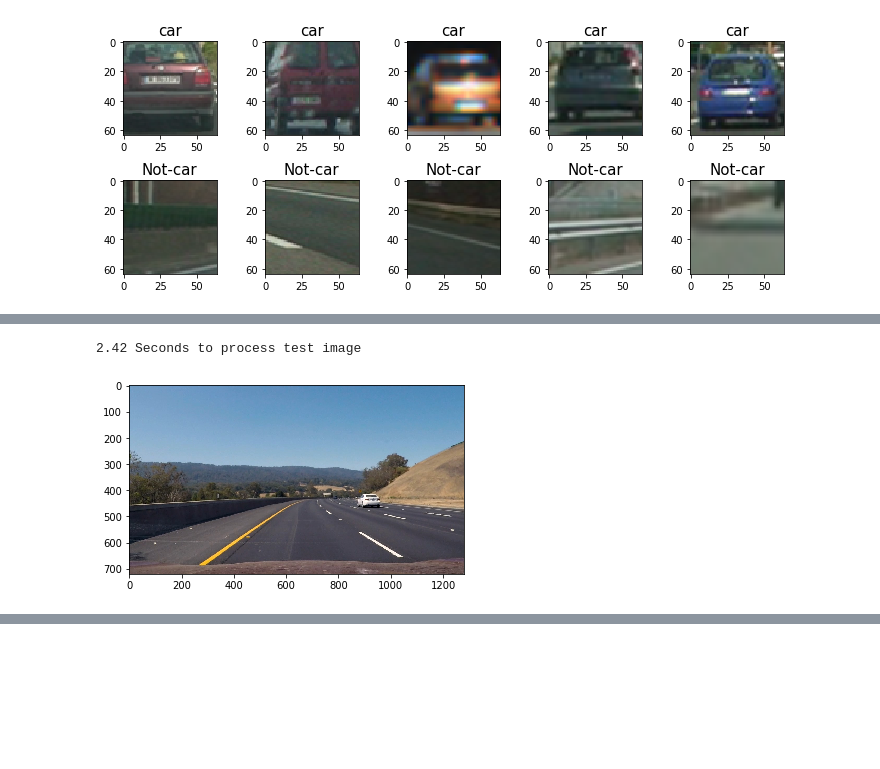
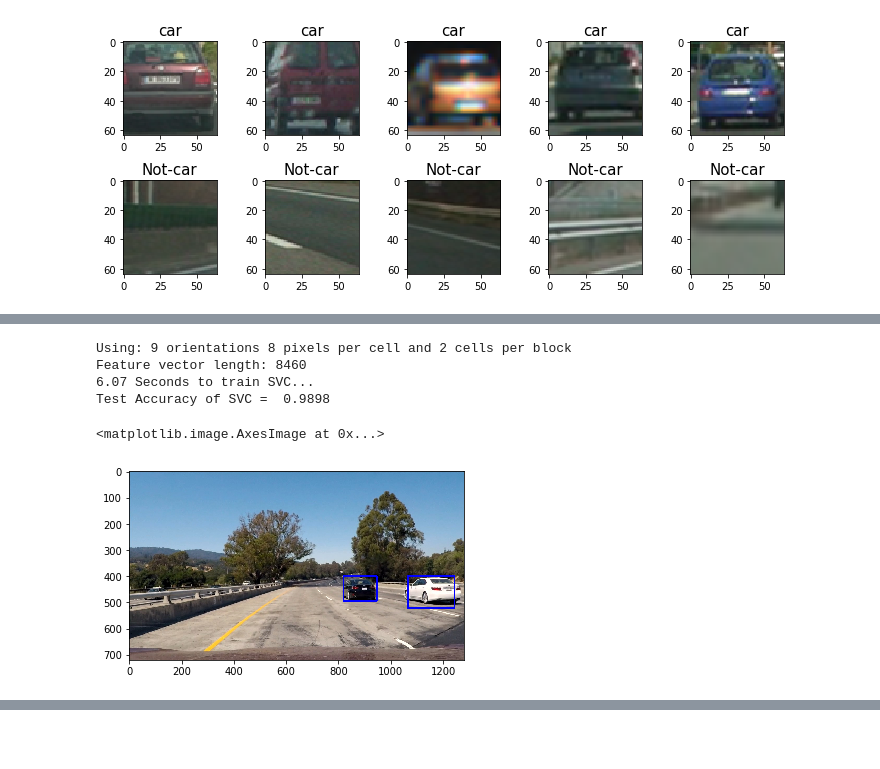
Before and after one commit to hafizur-rahman/CarND-Vehicle-Detection, a Jupyter notebook: VehicleDetection.ipynb, the cells around one changed output, grey strips where cells are left out. Drawn from its saved outputs; the diff is of its cells as text; code cells hidden in the pictures; blank space fills up the shorter version.

```diff
--- a/VehicleDetection.ipynb
+++ b/VehicleDetection.ipynb
@@ -349,20 +99,39 @@ plt.imshow(window_img)
-# %%
-t=time.time() # Start time
-
-image = mpimg.imread('test_images/test3.jpg')
-draw_image = np.copy(image)
-
-windows = slide_window(image, x_start_stop=[None, None], y_start_stop=y_start_stop,
-                xy_window=(96, 96), xy_overlap=(0.7, 0.7))
-hot_windows = (search_windows(image, windows, svc, X_scaler, color_space=color_space,
-                    spatial_size=spatial_size, hist_bins=hist_bins,
-                    orient=orient, pix_per_cell=pix_per_cell,
-                    cell_per_block=cell_per_block,
-                    hog_channel=hog_channel, spatial_feat=spatial_feat,
-                    hist_feat=hist_feat, hog_feat=hog_feat))
-window_img = draw_boxes(draw_image, hot_windows, color=(0, 0, 255), thick=6)
-plt.imshow(window_img)
-print(round(time.time()-t, 2), 'Seconds to process test image')
-# %% [output]
-2.42 Seconds to process test image
-[figure, removed]
+# %%
+from training import *
+
+# set the sample size
+sample_size = min(len(cars), len(notcars))
+_cars = cars[0:sample_size]
+_notcars = notcars[0:sample_size]
+
+params = Params(color_space='YCrCb', hog_feat=True)
+
+X_train, X_test, y_train, y_test = prepare_dataset(_cars, _notcars, params, ratio=0.2)
+X_scaler, X_train, X_test = normalize(X_train, X_test)
+
+print('Using:', params.orient,'orientations', params.pix_per_cell,
+      'pixels per cell and', params.cell_per_block,'cells per block')
+print('Feature vector length:', len(X_train[0]))
+
+# Check the training time for the SVC
+t=time.time()
+svc = train_svc_model(X_train, y_train)
+t2 = time.time()
+print(round(t2-t, 2), 'Seconds to train SVC...')
+
+# Check the score of the SVC
+print('Test Accuracy of SVC = ', round(svc.score(X_test, y_test), 4))
+# %% [output]
+Using: 9 orientations 8 pixels per cell and 2 cells per block
+Feature vector length: 8460
+6.07 Seconds to train SVC...
+Test Accuracy of SVC =  0.9898
+# %%
+from detection import *
+
+image = read_image('./test_images/test1.jpg')
+img = detect_cars(image)
+plt.imshow(img)
+# %% [output]
+<matplotlib.image.AxesImage at 0x...>
+[figure, added]
```
Also changed, not shown: parts of 18 cells of this notebook, 2 other files.
